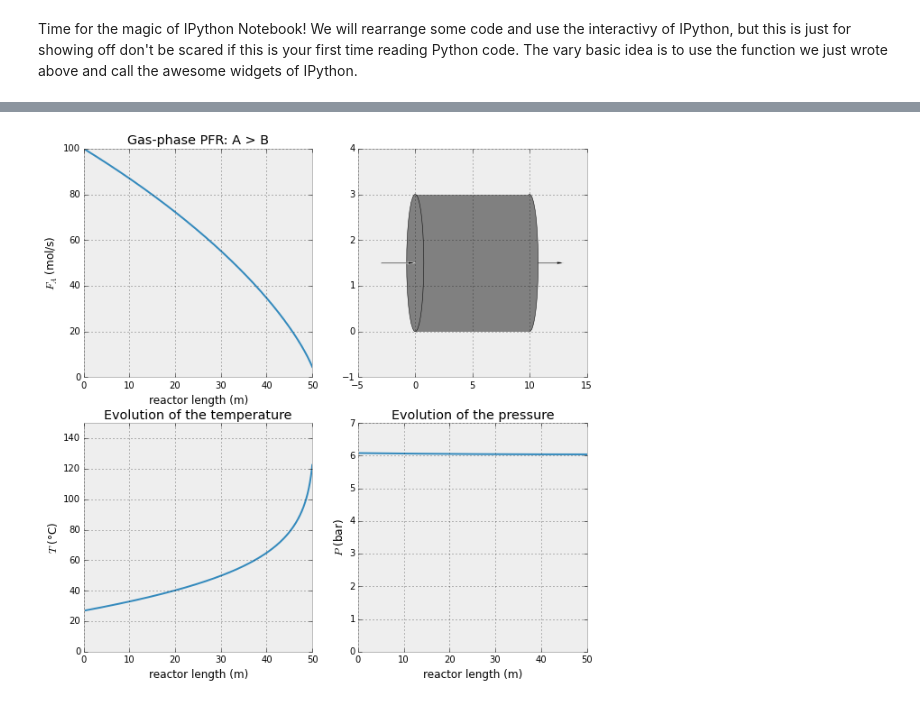
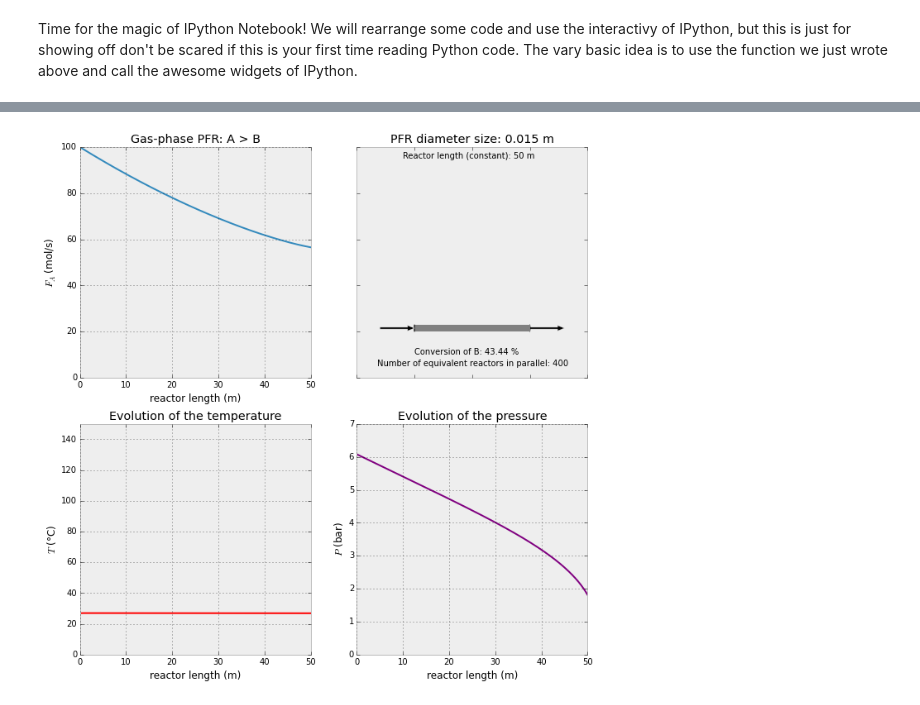
Before and after one commit to CAChemE/learn, a Jupyter notebook: Plug-Flow-Reactor/diameter-effect-on-PFR.ipynb, the cells around one changed output, grey strips where cells are left out. Cells and saved outputs as stored; diff of their text form; code cells hidden in the pictures.

Commit message:
Finished: diameter effec on PFRs
added widget with its animation fig :+1:

```diff
--- a/Plug-Flow-Reactor/diameter-effect-on-PFR.ipynb
+++ b/Plug-Flow-Reactor/diameter-effect-on-PFR.ipynb
@@ -316,5 +316,5 @@ from matplotlib.patches import Ellipse, Rectangle, Arrow
 # %%
-def interactive_PFR(diameter=0.3):
+def diameter_PFR(diameter=0.3):
     """ Plug flow reactor model
     For a simple gas-phase A --> B
 
@@ -422,7 +422,7 @@ def interactive_PFR(diameter=0.3):
     # Plotting results
     # -------------------
     fig, ((ax1, ax2), (ax3, ax4)) = plt.subplots(nrows=2, ncols=2,
-                                        figsize=(10,10))
+                                        figsize=(11,11))
     # Molar flow alongside the reactor
     ax1.plot(z, F_A_total)
     ax1.set_xlabel("reactor length (m)")
@@ -435,6 +435,7 @@ def interactive_PFR(diameter=0.3):
     # Original code taken from:
     # https://gist.github.com/franktoffel/843e58486fea9d795400#file-plot_pfr-py
 
+
     reactor_length = 10    # [for graphing porposes]
     reactor_diameter = diameter*10  # [for graphing porposes]
 
@@ -442,7 +443,7 @@ def interactive_PFR(diameter=0.3):
 
     # Let's begin with the arrow representing the outlet
     arrow_outlet = Arrow(reactor_length, reactor_diameter/2,  # x, y (coordinates)
-                         arrow_lenght, 0, width=0.1,          # dx, dy
+                         arrow_lenght, 0, width=0.2,          # dx, dy
                          facecolor="black")                   # color options
     ax2.add_patch(arrow_outlet)  # adds the path to the plot
 
@@ -466,15 +467,32 @@ def interactive_PFR(diameter=0.3):
 
     # And finally the inlet arrow
     arrow_inlet = Arrow(-arrow_lenght, reactor_diameter/2,  # x, y (coordinates)
-                         arrow_lenght, 0, width=0.1,        # dx, dy
+                         arrow_lenght, 0, width=0.2,        # dx, dy
                          facecolor="black")                 # color options
     ax2.add_patch(arrow_inlet)  # adds the patch to the plot
 
     ax2.set_xlim([-5,15])  # fixes the x axes
     ax2.set_ylim([-1,4])  # fixes the y axes
 
+    ax2.set_xticklabels([]) # removes grid an y ticks
+    ax2.set_yticklabels([]) # removes grid an x ticks
+    ax2.grid(False)
+
+    ax2.set_title("PFR diameter size: " +
+                  str(diameter) +" m")
+
+    ax2.text( 0, -0.5, "Conversion of B: " +
+             str(round(conversion,2)) +
+            " %")
+    ax2.text( -3.2, -0.75, "Number of equivalent reactors in parallel: "+
+             str(round(number_reactors)))
+
+    ax2.text( -1, 3.75, "Reactor length (constant): "+
+             str(round(length)) + " m")
+
+
     # Temperature alongside the reactor
-    ax3.plot(z, T_Celsius)
+    ax3.plot(z, T_Celsius, color="red")
     ax3.set_xlabel("reactor length (m)")
     ax3.set_ylabel("$T$ (°C)")
     ax3.set_title("Evolution of the temperature")
@@ -482,7 +500,7 @@ def interactive_PFR(diameter=0.3):
     ax3.set_ylim([0,150])
 
     # Pressure alongside the reactor
-    ax4.plot(z, P_bar)
+    ax4.plot(z, P_bar, color="purple")
     ax4.set_xlabel("reactor length (m)")
     ax4.set_ylabel("$P$ (bar)")
     ax4.set_title("Evolution of the pressure")
@@ -490,7 +508,7 @@ def interactive_PFR(diameter=0.3):
     ax4.set_ylim([0,7])
 
     plt.show()
-# %%
-interactive_PFR(0.3)
-# %% [output]
-[figure, removed]
+# %%
+interact_manual(diameter_PFR, diameter=(0.015, 0.3,0.001)) # diameter given in [m]
+# %% [output]
+[figure, added]
```
Also changed, not shown: parts of 2 cells of this notebook, 1 other file.
